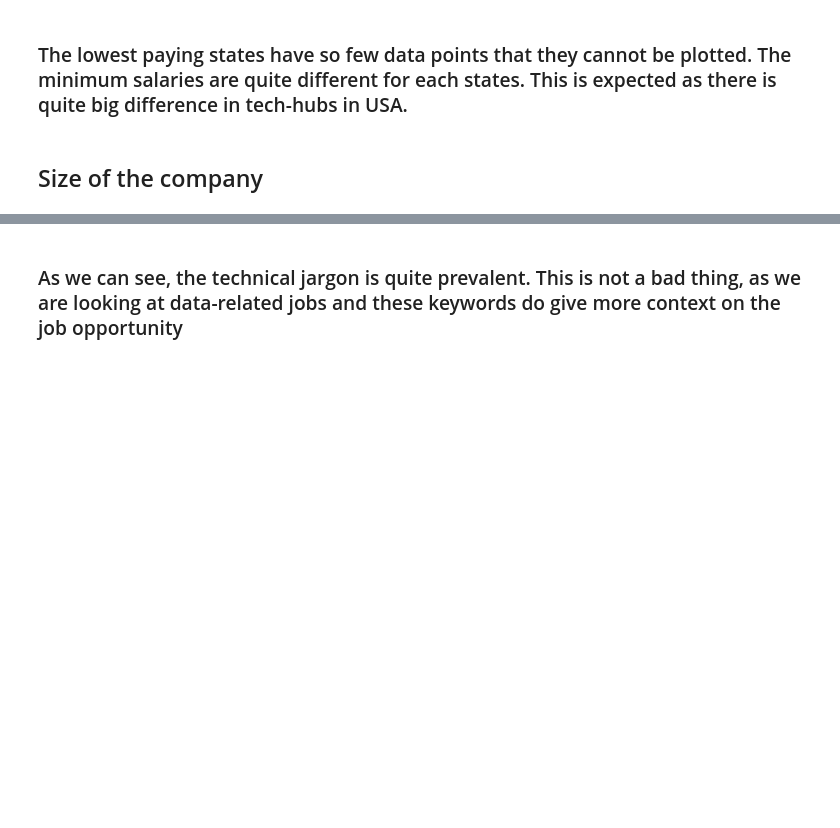
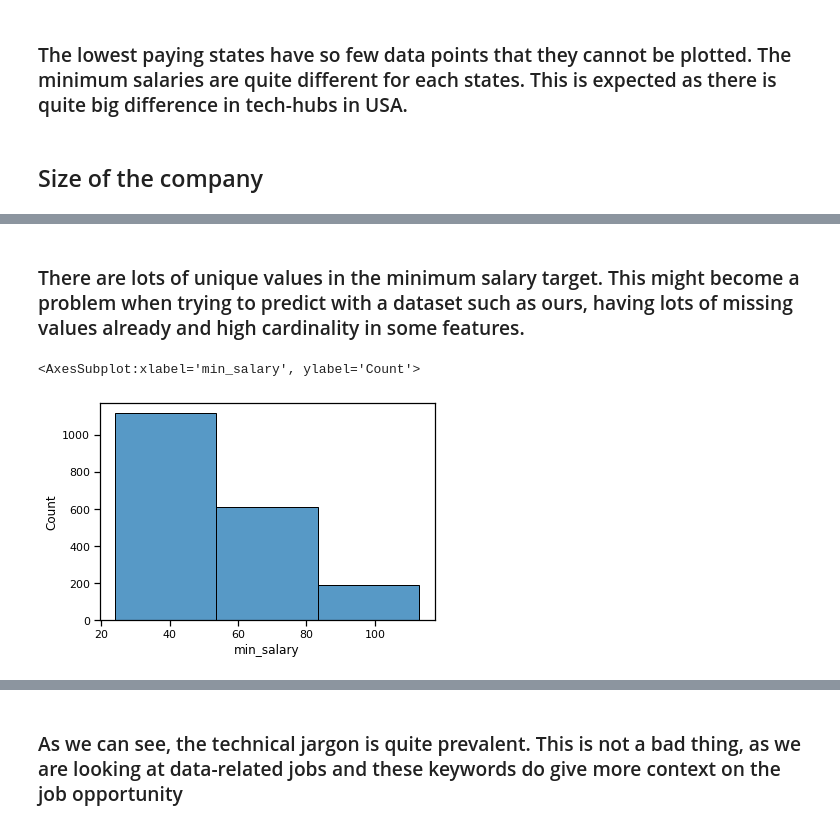
Before and after one commit to johmakinen/Data-related-salaries, a Jupyter notebook: src/EDA/EDA.ipynb, the cells around one changed output, grey strips where cells are left out. Cells and saved outputs as stored; diff of their text form; code cells hidden in the pictures; blank space fills up the shorter version.

```diff
--- a/src/EDA/EDA.ipynb
+++ b/src/EDA/EDA.ipynb
@@ -94,0 +104,7 @@ plot_salary_dist(df,dim="Size",min_or_max="max_salary")
+# %% [markdown]
+### There are lots of unique values in the minimum salary target. This might become a problem when trying to predict with a dataset such as ours, having lots of missing values already and high cardinality in some features.
+# %%
+sns.histplot(df,x="min_salary",bins=3)
+# %% [output]
+<AxesSubplot:xlabel='min_salary', ylabel='Count'>
+[figure, added]
```
Also changed, not shown: parts of 17 cells of this notebook.
